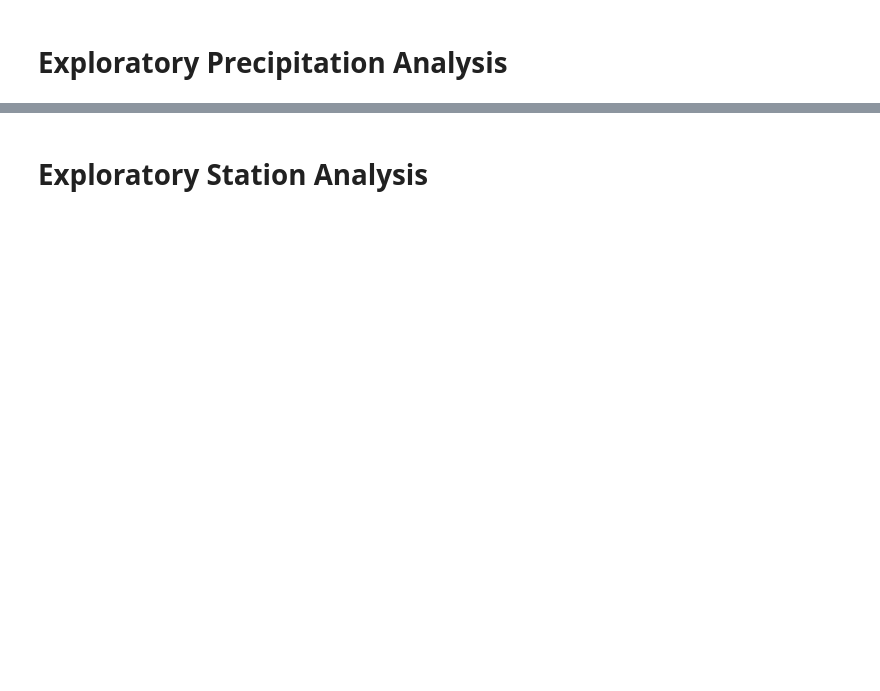
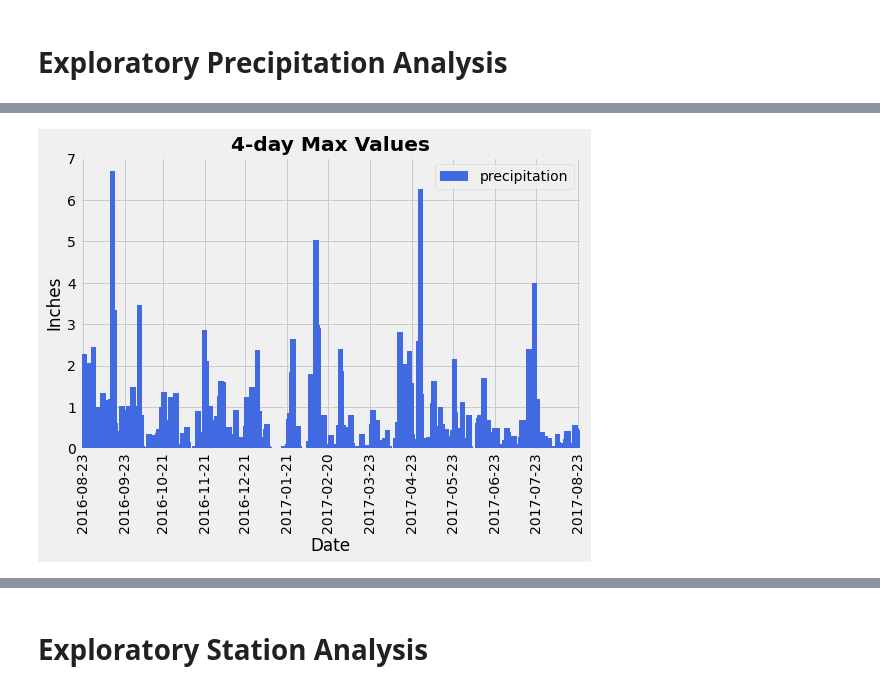
Before and after one commit to rperezme-data/DAB_H10_SQLAlchemy-challenge, a Jupyter notebook: ClimateSQLAlchemy/1_Climate_Analysis.ipynb, the cells around one changed output, grey strips where cells are left out. Drawn from its saved outputs; the diff is of its cells as text; code cells hidden in the pictures; blank space fills up the shorter version.

```diff
--- a/ClimateSQLAlchemy/1_Climate_Analysis.ipynb
+++ b/ClimateSQLAlchemy/1_Climate_Analysis.ipynb
@@ -92,21 +118,23 @@ precipitation_df
 # %%
 # Plot results using DataFrame.plot()
 precipitation_df.groupby(precipitation_df.index).max().plot(
-    kind='bar', figsize=(8,4), color='royalblue', width=4, rot=90)
+    kind='bar', figsize=(8,5), color='royalblue', width=4, rot=90)
 
-## Set plot title, x-label & y-label
-plt.title('4-day Max Values')
+## Set plot title & labels
+plt.title('4-day Max Values', fontweight='bold')
 plt.xlabel('Date')
 plt.ylabel('Inches')
 
 ## Set x-tickers (by month)
 plt.gca().xaxis.set_major_locator(mdates.MonthLocator(bymonth=range(13)))
 
 ## Save plot
 plt.savefig('Images/Precipitation.png', bbox_inches='tight')
 
 ## Display plot
 plt.show()
+# %% [output]
+[figure, added]
 # %%
 # Use Pandas to calcualte the summary statistics for the precipitation data
 precipitation_df.describe()
```
Also changed, not shown: parts of 14 cells of this notebook, 2 other files.
